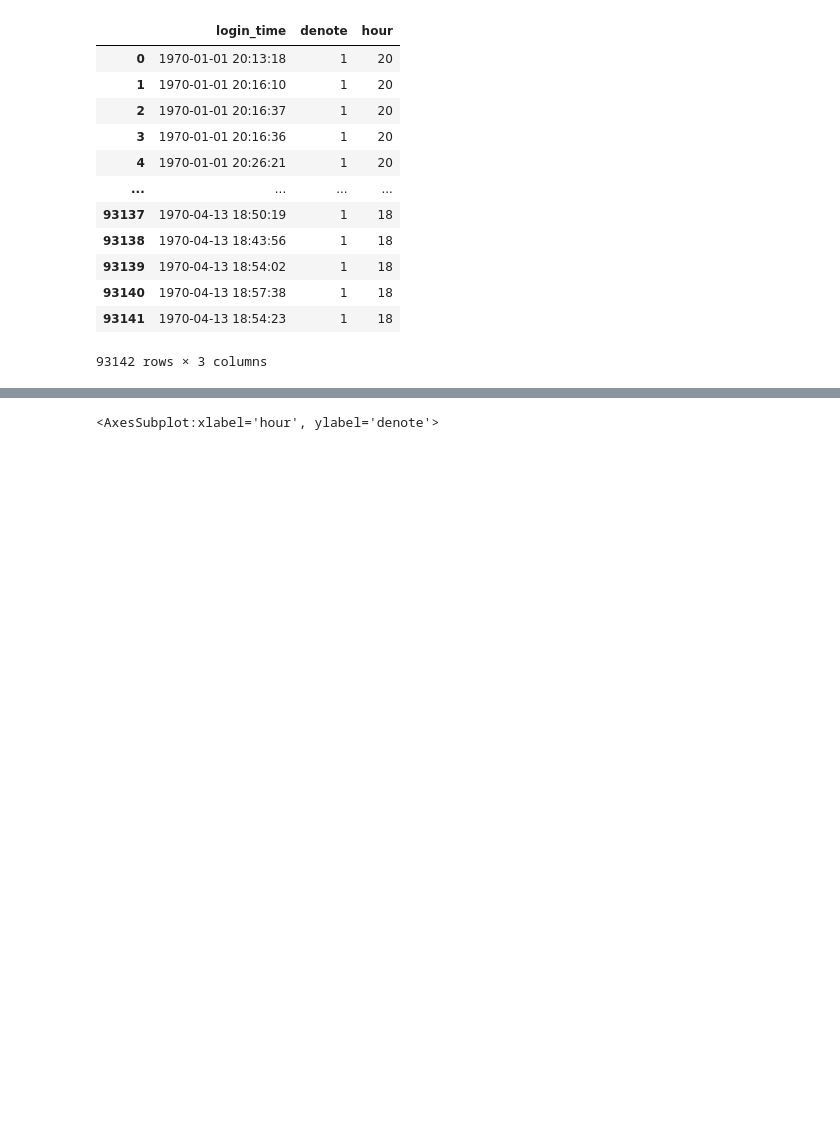
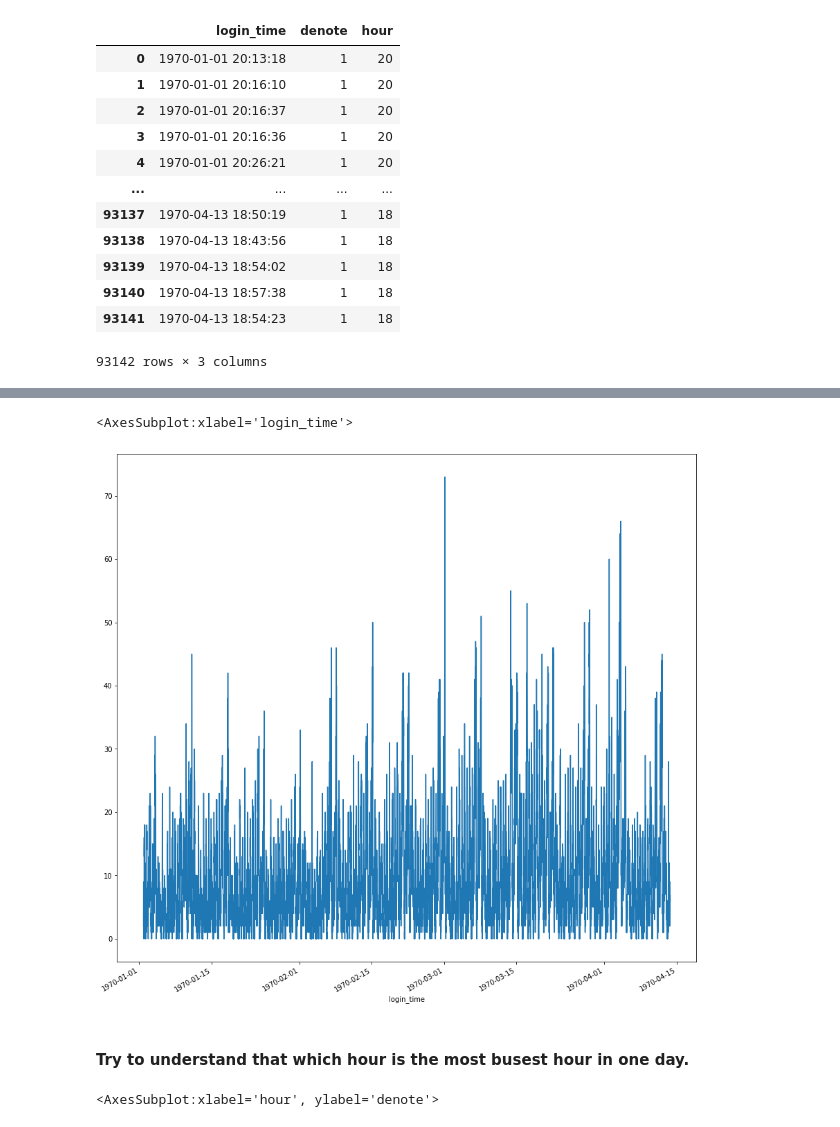
Before and after one commit to rhodapang/ultimate_challenge, a Jupyter notebook: Untitled.ipynb, the cells around one changed output, grey strips where cells are left out. Drawn from its saved outputs; the diff is of its cells as text; code cells hidden in the pictures; blank space fills up the shorter version.

Commit message:
Try to understand that which hour is the most busest hour in one day.

```diff
--- a/Untitled.ipynb
+++ b/Untitled.ipynb
@@ -80,0 +103,9 @@ df_login
+# %%
+# Finding: From above result, we understand that the most frequent login 15 mins could reach to 73
+
+login_seq.plot(figsize=(15,15))
+# %% [output]
+<AxesSubplot:xlabel='login_time'>
+[figure, added]
+# %% [markdown]
+####  Try to understand that which hour is the most busest hour in one day.
```
Also changed, not shown: parts of 15 cells of this notebook.
